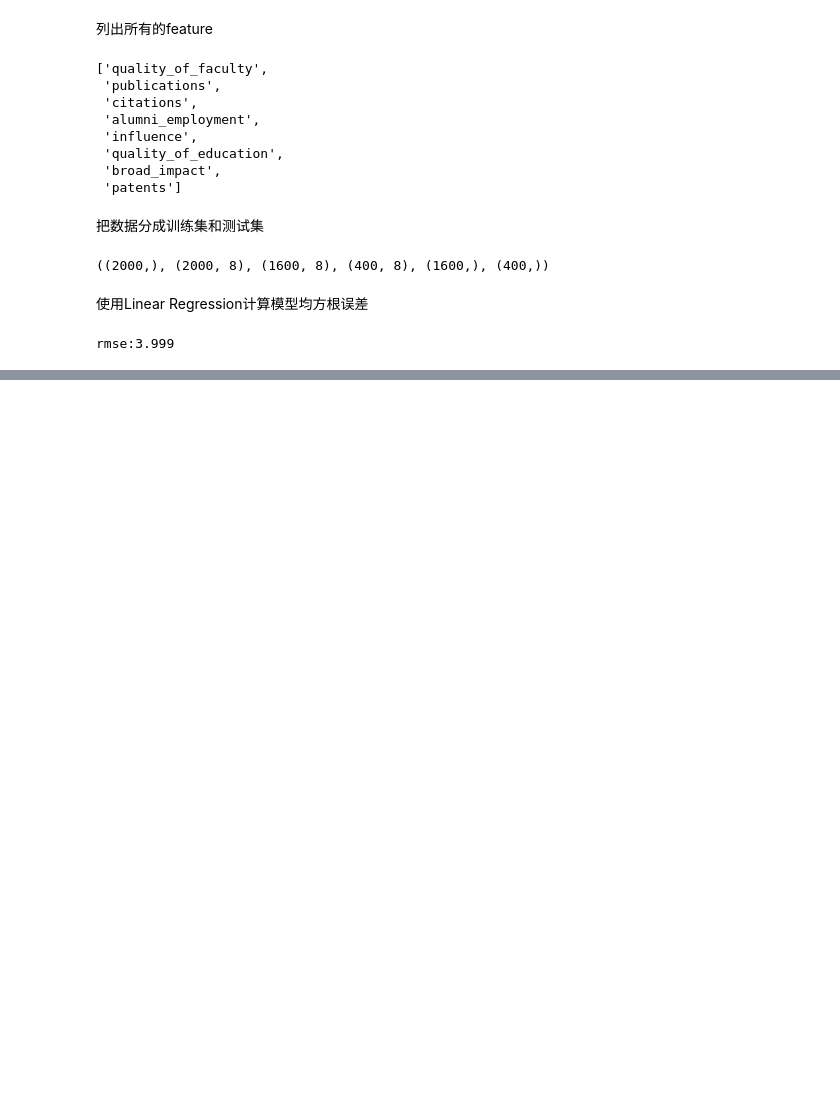
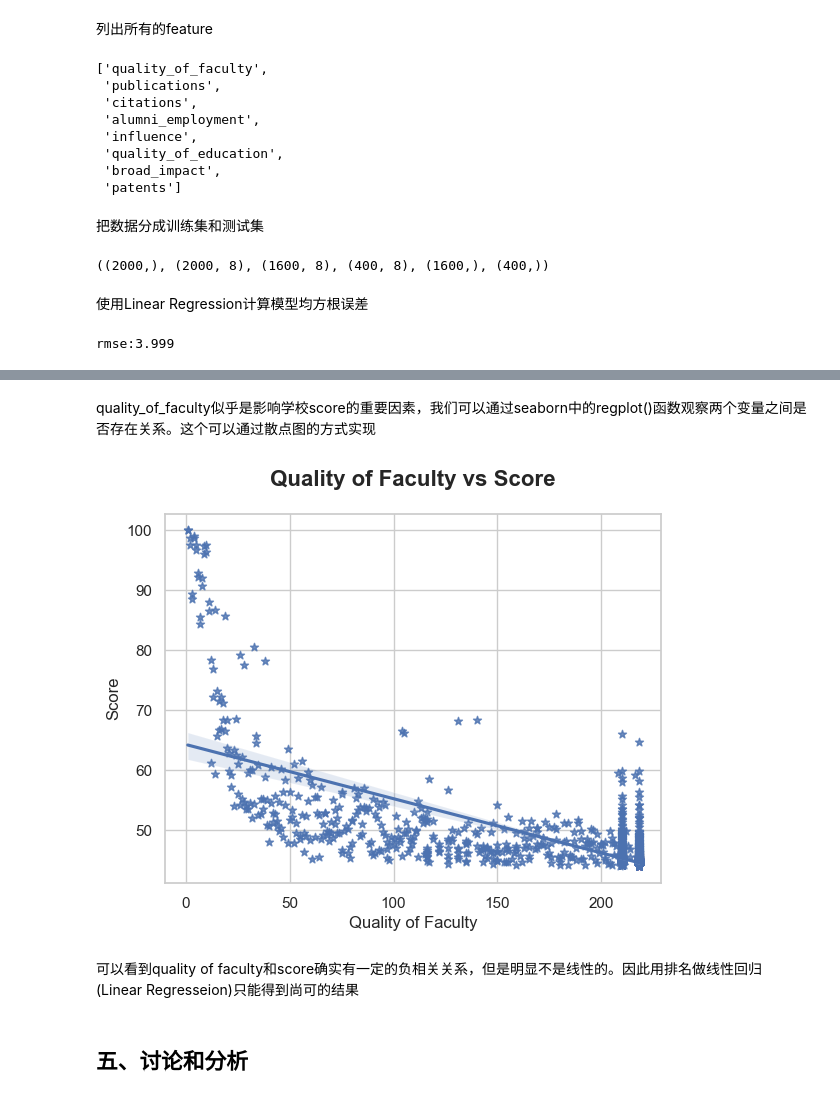
Before and after one commit to Jake177/Machine-Learning, a Jupyter notebook: 基于回归分析的大学综合得分预测/exp2.ipynb, the cells around one changed output, grey strips where cells are left out. Saved outputs shown, nothing was run; the diff lists cells and outputs as text; code cells hidden in the pictures; blank space fills up the shorter version.

```diff
--- a/基于回归分析的大学综合得分预测/exp2.ipynb
+++ b/基于回归分析的大学综合得分预测/exp2.ipynb
@@ -128,0 +179,14 @@ rmse:3.999
+# %% [markdown]
+quality_of_faculty似乎是影响学校score的重要因素，我们可以通过seaborn中的regplot()函数观察两个变量之间是否存在关系。这个可以通过散点图的方式实现
+# %%
+sns.regplot(x='quality_of_faculty',y='score',data=data_df,marker='*')
+plt.title('Quality of Faculty vs Score', fontsize=16, fontweight='bold', pad=20)
+plt.xlabel('Quality of Faculty', fontsize=12)
+plt.ylabel('Score', fontsize=12)
+plt.show()
+# %% [output]
+[figure, added]
+# %% [markdown]
+可以看到quality of faculty和score确实有一定的负相关关系，但是明显不是线性的。因此用排名做线性回归(Linear Regresseion)只能得到尚可的结果
+# %% [markdown]
+## 五、讨论和分析
```
Also changed, not shown: parts of 5 cells of this notebook.
